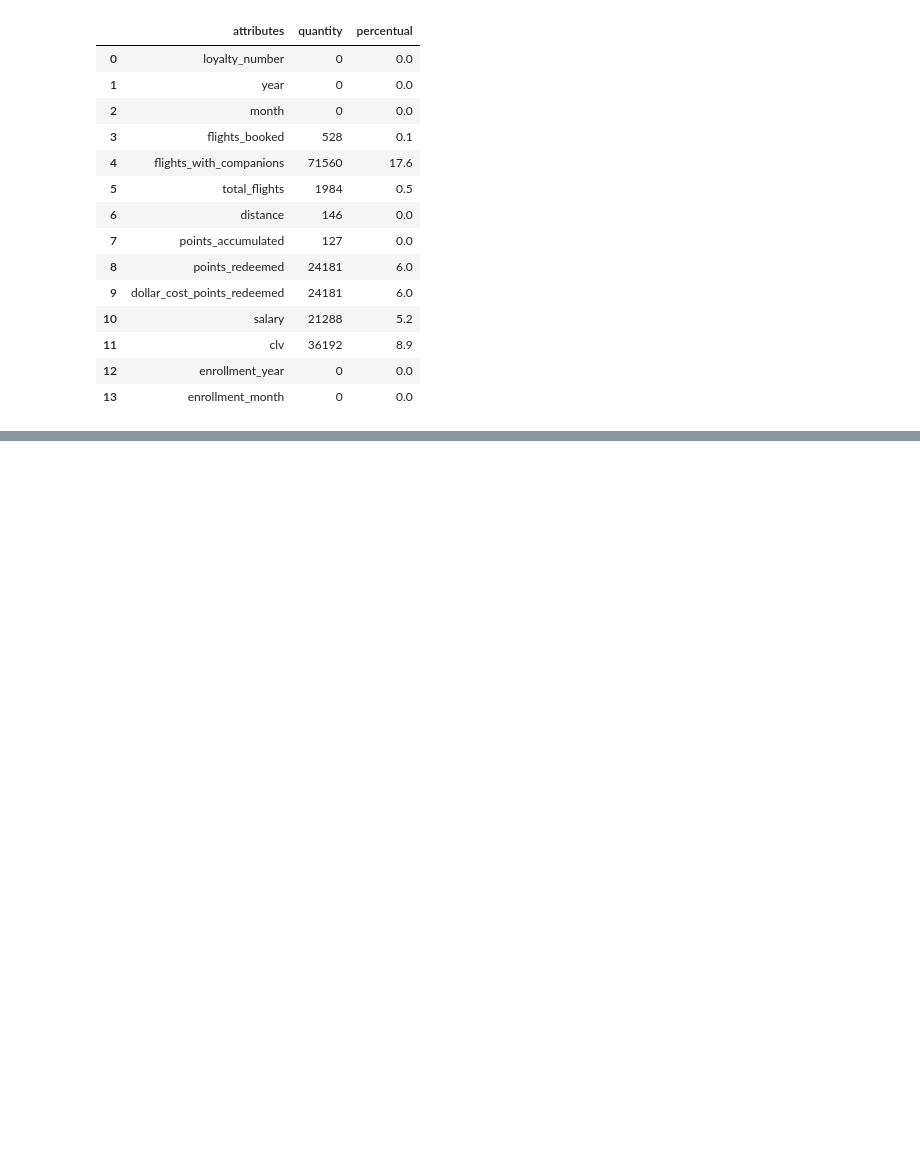
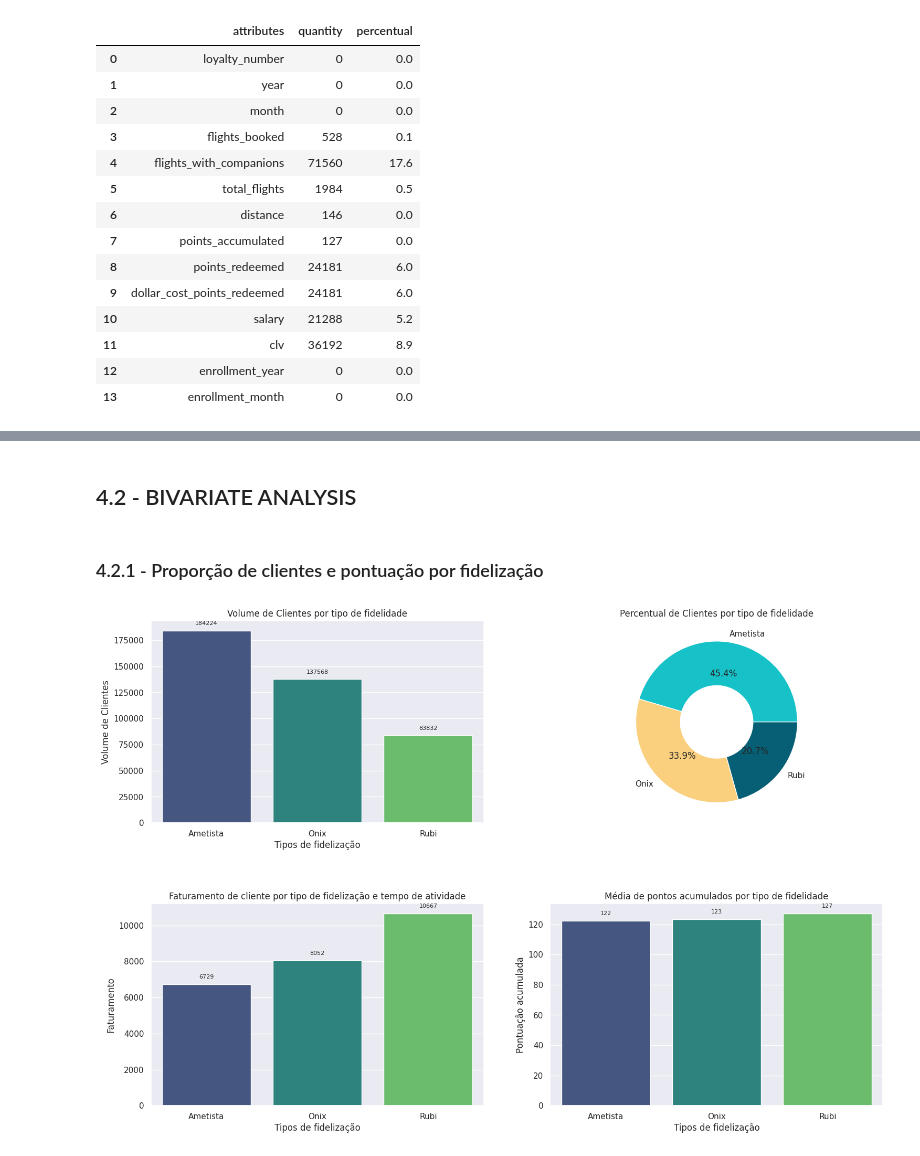
Before and after one commit to erickvieiras/flight_project, a Jupyter notebook: notebook/flight.ipynb, the cells around one changed output, grey strips where cells are left out. Cells and saved outputs as stored; diff of their text form; code cells hidden in the pictures; blank space fills up the shorter version.

```diff
--- a/notebook/flight.ipynb
+++ b/notebook/flight.ipynb
@@ -367,0 +613,51 @@ outliers_volumetry(df2)
+# %% [markdown]
+## 4.2 - BIVARIATE ANALYSIS
+# %% [markdown]
+### 4.2.1 - Proporção de clientes e pontuação por fidelização
+# %%
+colors = ["#16c1c8", "#facf7d", "#065f74"]
+
+plt.figure(figsize=(18, 12))
+plt.subplot(2, 2, 1)
+aux = df4[['loyalty_number', 'loyalty_card']].groupby('loyalty_card').count().reset_index()
+barplot = sns.barplot(data = aux, x = 'loyalty_card', y = 'loyalty_number', hue = 'loyalty_card', palette='viridis')
+plt.title('Volume de Clientes por tipo de fidelidade')
+plt.xlabel('Tipos de fidelização')
+plt.ylabel('Volume de Clientes')
+
+for p in barplot.patches:
+    barplot.annotate(f'{int(p.get_height())}', (p.get_x() + p.get_width() / 2., p.get_height()),
+                 ha='center', va='center', xytext=(0, 10), textcoords='offset points', fontsize=8)
+
+plt.subplot(2, 2, 2)
+aux1 = df4[['loyalty_card', 'loyalty_number']].groupby('loyalty_card').count().reset_index()
+plt.pie(aux1['loyalty_number'], labels = aux1['loyalty_card'], autopct='%1.1f%%', wedgeprops=dict(width=0.55), colors = colors)
+plt.title('Percentual de Clientes por tipo de fidelidade')
+
+plt.subplot(2, 2, 3)
+aux2 = df4[['clv', 'loyalty_card']].groupby('loyalty_card').mean().reset_index()
+barplot1 = sns.barplot(data = aux2, x = 'loyalty_card', y = 'clv', hue = 'loyalty_card', palette='viridis')
+plt.title('Faturamento de cliente por tipo de fidelização e tempo de atividade')
+plt.xlabel('Tipos de fidelização')
+plt.ylabel('Faturamento')
+
+for p in barplot1.patches:
+    barplot1.annotate(f'{int(p.get_height())}', (p.get_x() + p.get_width() / 2., p.get_height()),
+                 ha='center', va='center', xytext=(0, 10), textcoords='offset points', fontsize=8)
+
+plt.subplot(2, 2, 4)
+aux3 = df4[['points_accumulated', 'loyalty_card']].groupby('loyalty_card').mean().reset_index()
+barplot2 = sns.barplot(data = aux3, x = 'loyalty_card', y = 'points_accumulated', hue = 'loyalty_card', palette='viridis')
+plt.title('Média de pontos acumulados por tipo de fidelidade')
+plt.xlabel('Tipos de fidelização')
+plt.ylabel('Pontuação acumulada')
+
+for p in barplot2.patches:
+    barplot2.annotate(f'{int(p.get_height())}', (p.get_x() + p.get_width() / 2., p.get_height()),
+                 ha='center', va='center', xytext=(0, 10), textcoords='offset points', fontsize=8)
+
+plt.subplots_adjust(hspace=0.4)
+
+plt.show()
+# %% [output]
+[figure, added]
```
Also changed, not shown: parts of 113 cells of this notebook.
